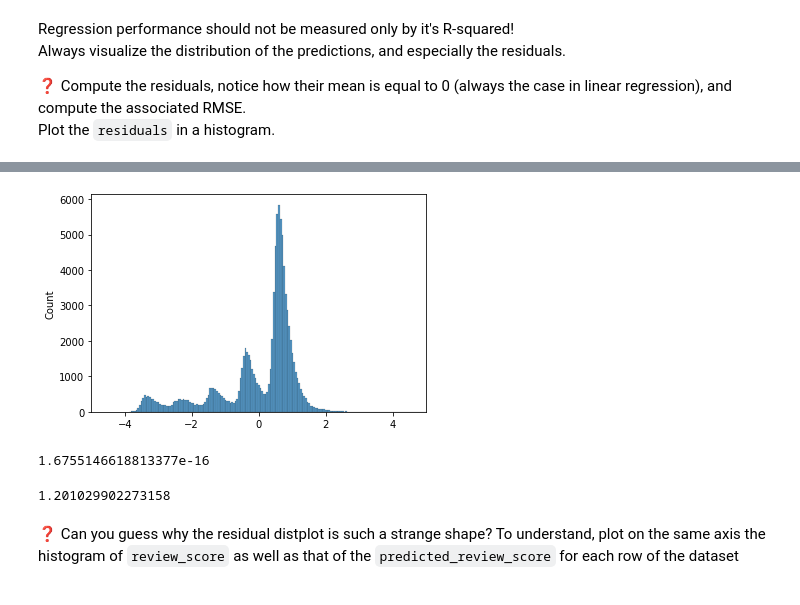
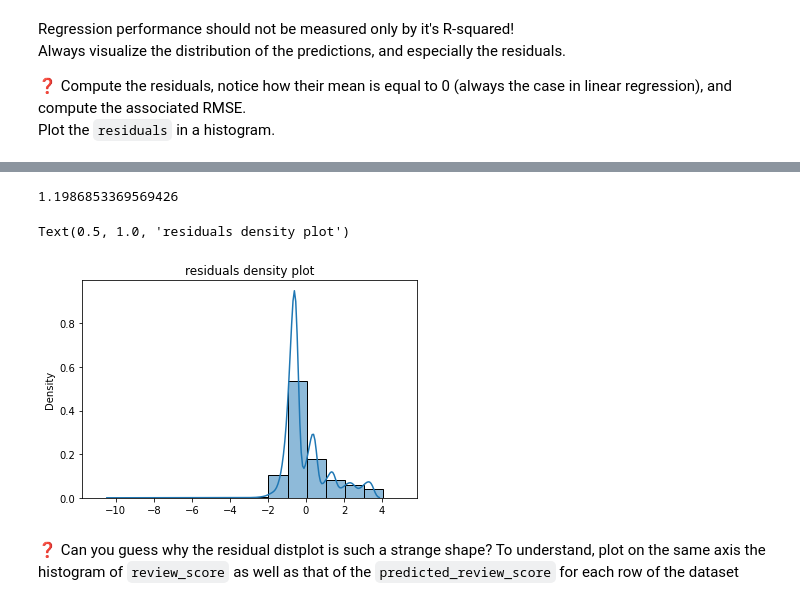
Before and after one commit to Nandosoq/nandoproject, a Jupyter notebook: 04-Decision-Science/03-Linear-Regression/01-Orders-Regression/orders_regression.ipynb, the cells around one changed output, grey strips where cells are left out. Saved outputs shown, nothing was run; the diff lists cells and outputs as text; code cells hidden in the pictures.

```diff
--- a/04-Decision-Science/03-Linear-Regression/01-Orders-Regression/orders_regression.ipynb
+++ b/04-Decision-Science/03-Linear-Regression/01-Orders-Regression/orders_regression.ipynb
@@ -402,16 +245,17 @@ Length: 97007, dtype: float64
-# %%
-sns.histplot(residuals)
-plt.xlim(-5,5);
-# %% [output]
-[figure, removed]
-# %%
-residuals.mean()
-# %% [output]
-1.6755146618813377e-16
-# %%
-rmse = np.sqrt(sum((y_predicted-y)**2/df_zscore.shape[0]))
-rmse
-# %% [output]
-1.201029902273158
+# %%
+# Your code
+predicted_review_score = model4.predict(orders_standardized[features])
+residuals = predicted_review_score - orders_standardized.review_score
+# %%
+RMSE = (residuals.map(lambda x: x**2).sum() / len(residuals))**0.5
+RMSE
+# %% [output]
+1.1986853369569426
+# %%
+sns.histplot(residuals, kde=True, stat='density', discrete=True)
+plt.title('residuals density plot')
+# %% [output]
+Text(0.5, 1.0, 'residuals density plot')
+[figure, added]
 # %% [markdown]
 ❓ Can you guess why the residual distplot is such a strange shape? To understand, plot on the same axis the histogram of `review_score` as well as that of the `predicted_review_score` for each row of the dataset
```
Also changed, not shown: parts of 33 cells of this notebook.
